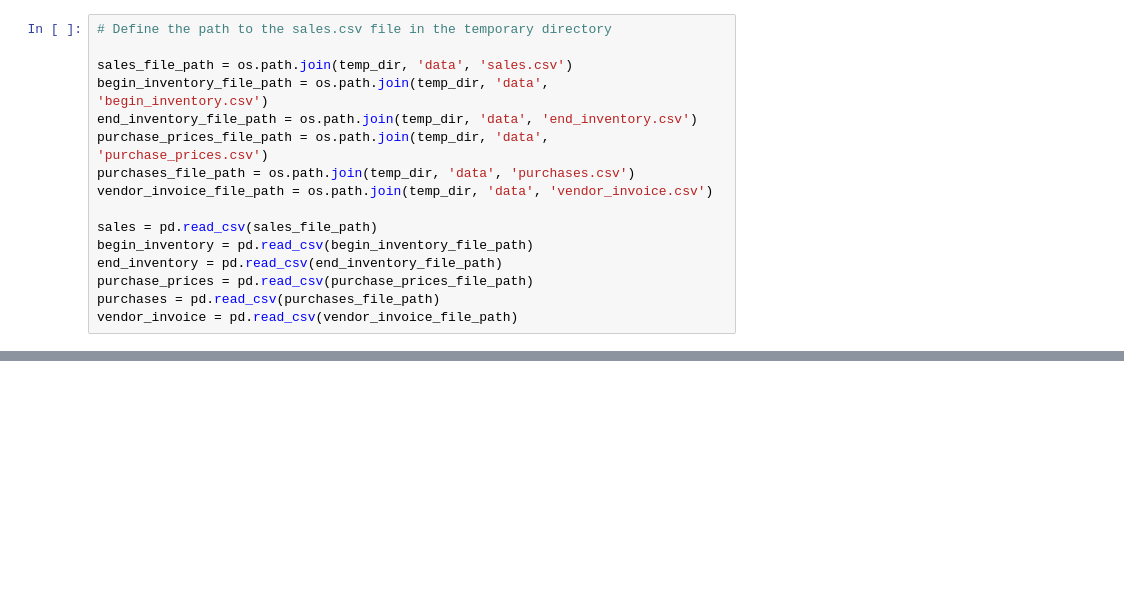
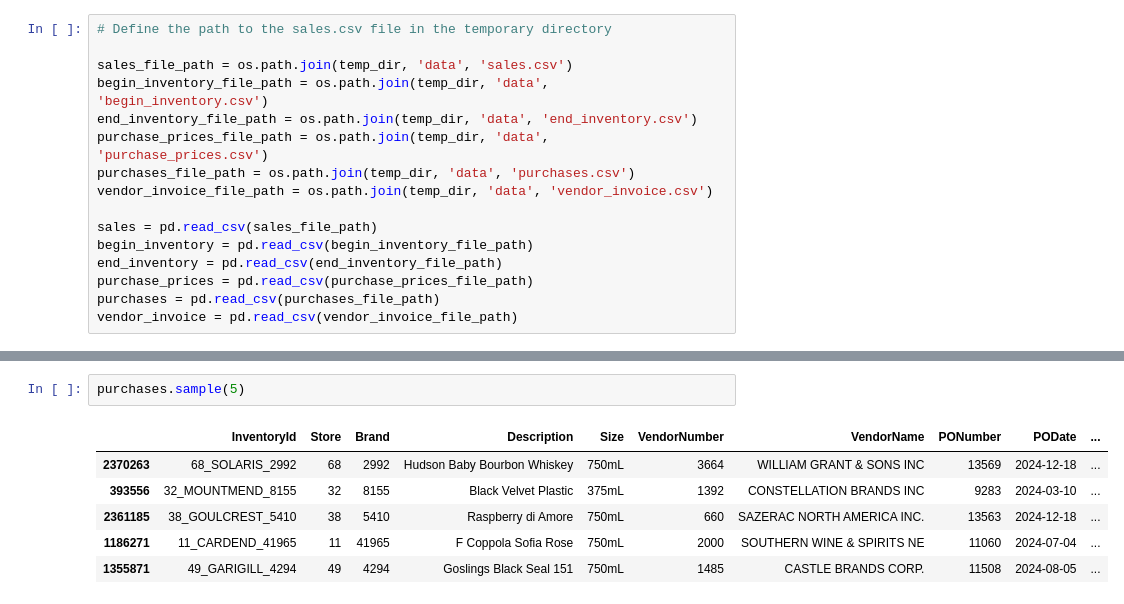
Before and after one commit to heya-ankit/datafolio, a Jupyter notebook: business_operations_&_performance/Vendor Performance/vendor_performance_eda.ipynb, the cells around one changed output, grey strips where cells are left out. Drawn from its saved outputs; the diff is of its cells as text; blank space fills up the shorter version.

```diff
--- a/business_operations_&_performance/Vendor Performance/vendor_performance_eda.ipynb
+++ b/business_operations_&_performance/Vendor Performance/vendor_performance_eda.ipynb
@@ -57,0 +104,9 @@ sales.head(2)
+# %%
+purchases.sample(5)
+# %% [output]
+|  | InventoryId | Store | Brand | Description | Size | VendorNumber | VendorName | PONumber | PODate | ... |
+| 2370263 | 68_SOLARIS_2992 | 68 | 2992 | Hudson Baby Bourbon Whiskey | 750mL | 3664 | WILLIAM GRANT & SONS INC | 13569 | 2024-12-18 | ... |
+| 393556 | 32_MOUNTMEND_8155 | 32 | 8155 | Black Velvet Plastic | 375mL | 1392 | CONSTELLATION BRANDS INC | 9283 | 2024-03-10 | ... |
+| 2361185 | 38_GOULCREST_5410 | 38 | 5410 | Raspberry di Amore | 750mL | 660 | SAZERAC NORTH AMERICA INC. | 13563 | 2024-12-18 | ... |
+| 1186271 | 11_CARDEND_41965 | 11 | 41965 | F Coppola Sofia Rose | 750mL | 2000 | SOUTHERN WINE & SPIRITS NE | 11060 | 2024-07-04 | ... |
+| 1355871 | 49_GARIGILL_4294 | 49 | 4294 | Goslings Black Seal 151 | 750mL | 1485 | CASTLE BRANDS CORP. | 11508 | 2024-08-05 | ... |
```
Also changed, not shown: parts of 16 cells of this notebook.
